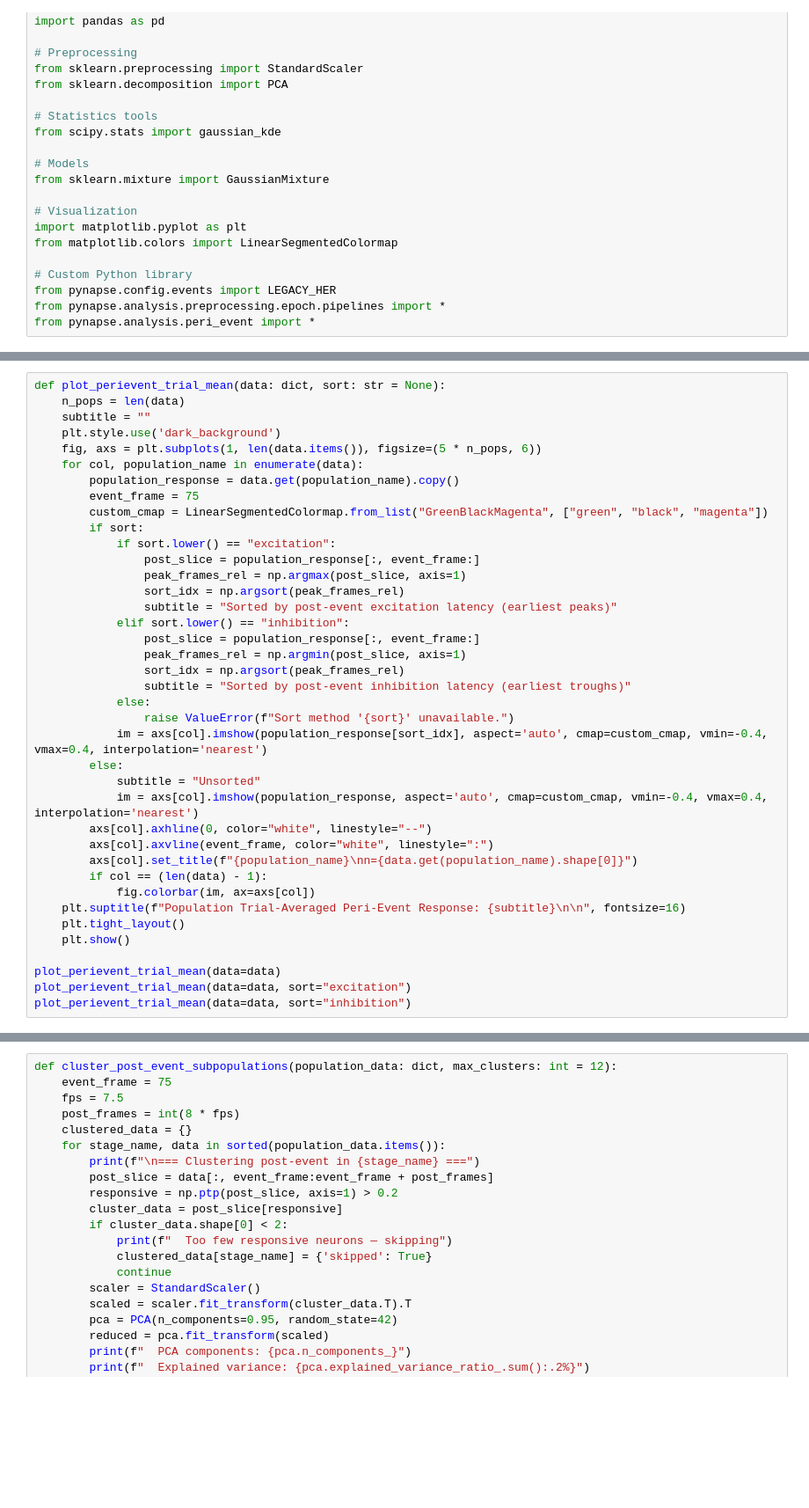
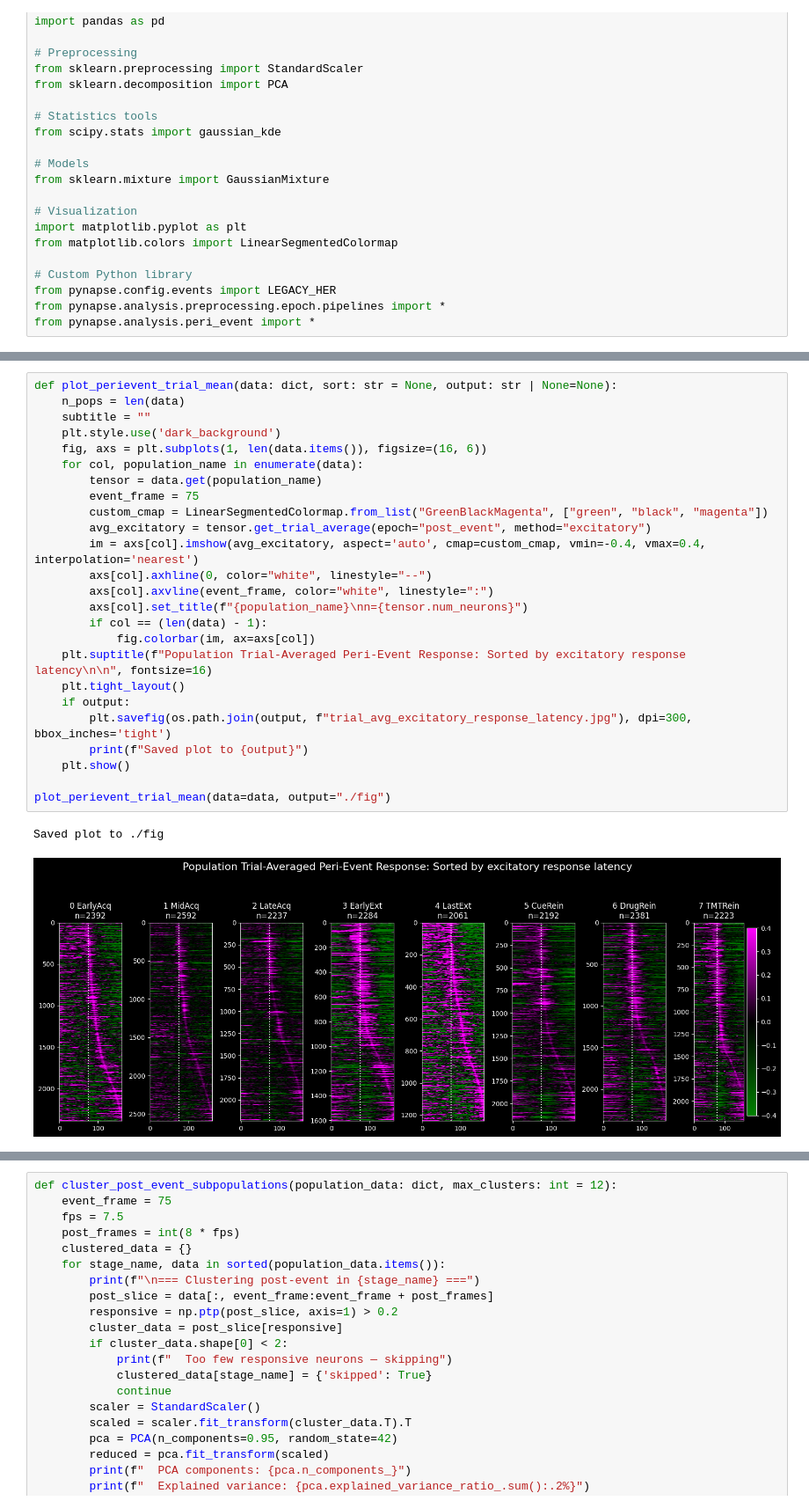
Before and after one commit to thejoshbq/PFC-Self-Admin, a Jupyter notebook: PFC_Self-Admin_Analysis.ipynb, the cells around one changed output, grey strips where cells are left out. Shown at 88% size. Drawn from its saved outputs; the diff is of its cells as text; blank space fills up the shorter version.

```diff
--- a/PFC_Self-Admin_Analysis.ipynb
+++ b/PFC_Self-Admin_Analysis.ipynb
@@ -125,40 +228,29 @@ plot_perievent_population_grand_avg_response(data)
 # %%
-def plot_perievent_trial_mean(data: dict, sort: str = None):
+def plot_perievent_trial_mean(data: dict, sort: str = None, output: str | None=None):
     n_pops = len(data)
     subtitle = ""
     plt.style.use('dark_background')
-    fig, axs = plt.subplots(1, len(data.items()), figsize=(5 * n_pops, 6))
+    fig, axs = plt.subplots(1, len(data.items()), figsize=(16, 6))
     for col, population_name in enumerate(data):
-        population_response = data.get(population_name).copy()
+        tensor = data.get(population_name)
         event_frame = 75
         custom_cmap = LinearSegmentedColormap.from_list("GreenBlackMagenta", ["green", "black", "magenta"])
-        if sort:
-            if sort.lower() == "excitation":
-                post_slice = population_response[:, event_frame:]
-                peak_frames_rel = np.argmax(post_slice, axis=1)
-                sort_idx = np.argsort(peak_frames_rel)
-                subtitle = "Sorted by post-event excitation latency (earliest peaks)"
-            elif sort.lower() == "inhibition":
-                post_slice = population_response[:, event_frame:]
-                peak_frames_rel = np.argmin(post_slice, axis=1)
-                sort_idx = np.argsort(peak_frames_rel)
-                subtitle = "Sorted by post-event inhibition latency (earliest troughs)"
-            else:
-                raise ValueError(f"Sort method '{sort}' unavailable.")
-            im = axs[col].imshow(population_response[sort_idx], aspect='auto', cmap=custom_cmap, vmin=-0.4, vmax=0.4, interpolation='nearest')
-        else:
-            subtitle = "Unsorted"
-            im = axs[col].imshow(population_response, aspect='auto', cmap=custom_cmap, vmin=-0.4, vmax=0.4, interpolation='nearest')
+        avg_excitatory = tensor.get_trial_average(epoch="post_event", method="excitatory")
+        im = axs[col].imshow(avg_excitatory, aspect='auto', cmap=custom_cmap, vmin=-0.4, vmax=0.4, interpolation='nearest')
         axs[col].axhline(0, color="white", linestyle="--")
         axs[col].axvline(event_frame, color="white", linestyle=":")
-        axs[col].set_title(f"{population_name}\nn={data.get(population_name).shape[0]}")
+        axs[col].set_title(f"{population_name}\nn={tensor.num_neurons}")
         if col == (len(data) - 1):
             fig.colorbar(im, ax=axs[col])
-    plt.suptitle(f"Population Trial-Averaged Peri-Event Response: {subtitle}\n\n", fontsize=16)
+    plt.suptitle(f"Population Trial-Averaged Peri-Event Response: Sorted by excitatory response latency\n\n", fontsize=16)
     plt.tight_layout()
+    if output:
+        plt.savefig(os.path.join(output, f"trial_avg_excitatory_response_latency.jpg"), dpi=300, bbox_inches='tight')
+        print(f"Saved plot to {output}")
     plt.show()
 
-plot_perievent_trial_mean(data=data)
-plot_perievent_trial_mean(data=data, sort="excitation")
-plot_perievent_trial_mean(data=data, sort="inhibition")
+plot_perievent_trial_mean(data=data, output="./fig")
+# %% [output]
+Saved plot to ./fig
+[figure, added]
 # %%
```
Also changed, not shown: parts of 4 cells of this notebook, 1 other file.
